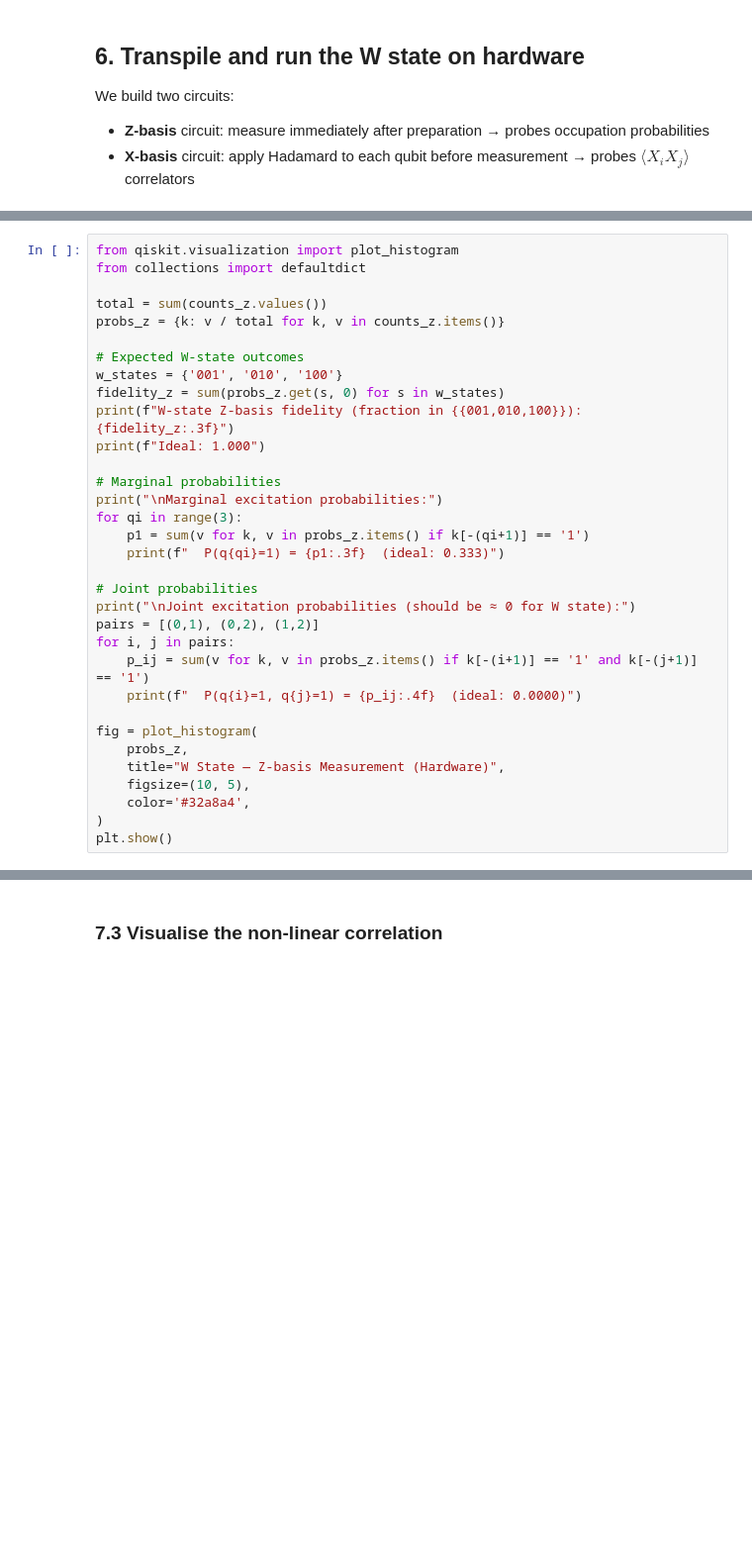
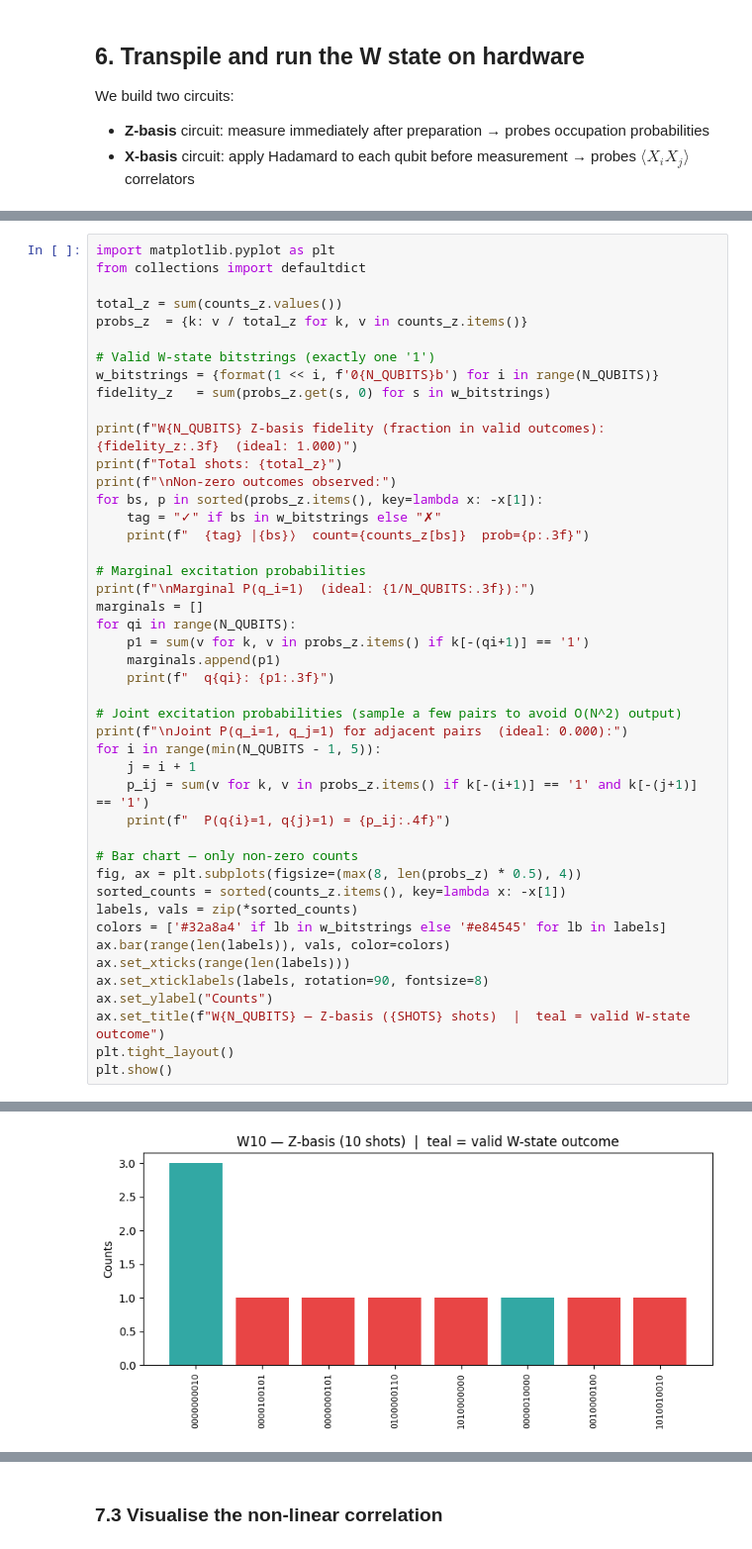
Before and after one commit to GrigoVyd/iqm_qte, a Jupyter notebook: W_state_entanglement.ipynb, the cells around one changed output, grey strips where cells are left out. Shown at 99% size. Drawn from its saved outputs; the diff is of its cells as text; blank space fills up the shorter version.

```diff
--- a/W_state_entanglement.ipynb
+++ b/W_state_entanglement.ipynb
@@ -337,34 +339,46 @@ The joint probability $P(q_i{=}1, q_j{=}1) = 0$ — **no two qubits are ever sim
 # %%
-from qiskit.visualization import plot_histogram
+import matplotlib.pyplot as plt
 from collections import defaultdict
 
-total = sum(counts_z.values())
-probs_z = {k: v / total for k, v in counts_z.items()}
+total_z = sum(counts_z.values())
+probs_z  = {k: v / total_z for k, v in counts_z.items()}
 
-# Expected W-state outcomes
-w_states = {'001', '010', '100'}
-fidelity_z = sum(probs_z.get(s, 0) for s in w_states)
-print(f"W-state Z-basis fidelity (fraction in {{001,010,100}}): {fidelity_z:.3f}")
-print(f"Ideal: 1.000")
+# Valid W-state bitstrings (exactly one '1')
+w_bitstrings = {format(1 << i, f'0{N_QUBITS}b') for i in range(N_QUBITS)}
+fidelity_z   = sum(probs_z.get(s, 0) for s in w_bitstrings)
 
-# Marginal probabilities
-print("\nMarginal excitation probabilities:")
-for qi in range(3):
+print(f"W{N_QUBITS} Z-basis fidelity (fraction in valid outcomes): {fidelity_z:.3f}  (ideal: 1.000)")
+print(f"Total shots: {total_z}")
+print(f"\nNon-zero outcomes observed:")
+for bs, p in sorted(probs_z.items(), key=lambda x: -x[1]):
+    tag = "✓" if bs in w_bitstrings else "✗"
+    print(f"  {tag} |{bs}⟩  count={counts_z[bs]}  prob={p:.3f}")
+
+# Marginal excitation probabilities
+print(f"\nMarginal P(q_i=1)  (ideal: {1/N_QUBITS:.3f}):")
+marginals = []
+for qi in range(N_QUBITS):
     p1 = sum(v for k, v in probs_z.items() if k[-(qi+1)] == '1')
-    print(f"  P(q{qi}=1) = {p1:.3f}  (ideal: 0.333)")
+    marginals.append(p1)
+    print(f"  q{qi}: {p1:.3f}")
 
-# Joint probabilities
-print("\nJoint excitation probabilities (should be ≈ 0 for W state):")
-pairs = [(0,1), (0,2), (1,2)]
-for i, j in pairs:
+# Joint excitation probabilities (sample a few pairs to avoid O(N^2) output)
+print(f"\nJoint P(q_i=1, q_j=1) for adjacent pairs  (ideal: 0.000):")
+for i in range(min(N_QUBITS - 1, 5)):
+    j = i + 1
     p_ij = sum(v for k, v in probs_z.items() if k[-(i+1)] == '1' and k[-(j+1)] == '1')
-    print(f"  P(q{i}=1, q{j}=1) = {p_ij:.4f}  (ideal: 0.0000)")
+    print(f"  P(q{i}=1, q{j}=1) = {p_ij:.4f}")
 
-fig = plot_histogram(
-    probs_z,
-    title="W State — Z-basis Measurement (Hardware)",
-    figsize=(10, 5),
-    color='#32a8a4',
-)
+# Bar chart — only non-zero counts
+fig, ax = plt.subplots(figsize=(max(8, len(probs_z) * 0.5), 4))
+sorted_counts = sorted(counts_z.items(), key=lambda x: -x[1])
+labels, vals = zip(*sorted_counts)
+colors = ['#32a8a4' if lb in w_bitstrings else '#e84545' for lb in labels]
+ax.bar(range(len(labels)), vals, color=colors)
+ax.set_xticks(range(len(labels)))
+ax.set_xticklabels(labels, rotation=90, fontsize=8)
+ax.set_ylabel("Counts")
+ax.set_title(f"W{N_QUBITS} — Z-basis ({SHOTS} shots)  |  teal = valid W-state outcome")
+plt.tight_layout()
 plt.show()
 # %% [output]
@@ -383,3 +402,4 @@ Joint excitation probabilities (should be ≈ 0 for W state):
+[figure, added]
 # %% [markdown]
 ### 7.2 The non-linear correlation argument
 
```
Also changed, not shown: parts of 22 cells of this notebook, 3 other files.
